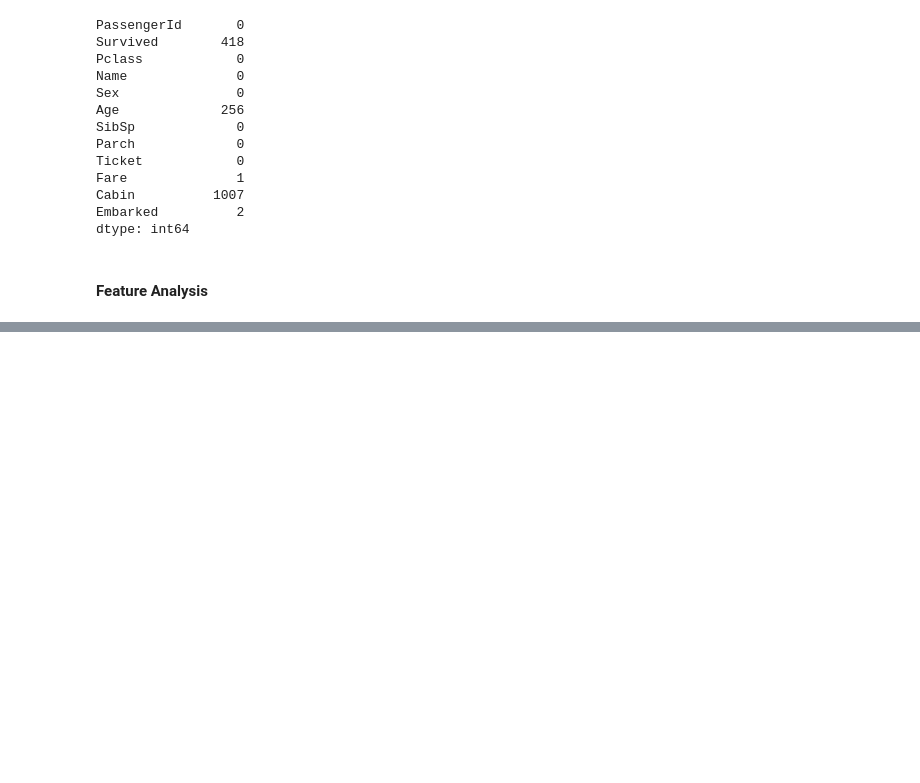
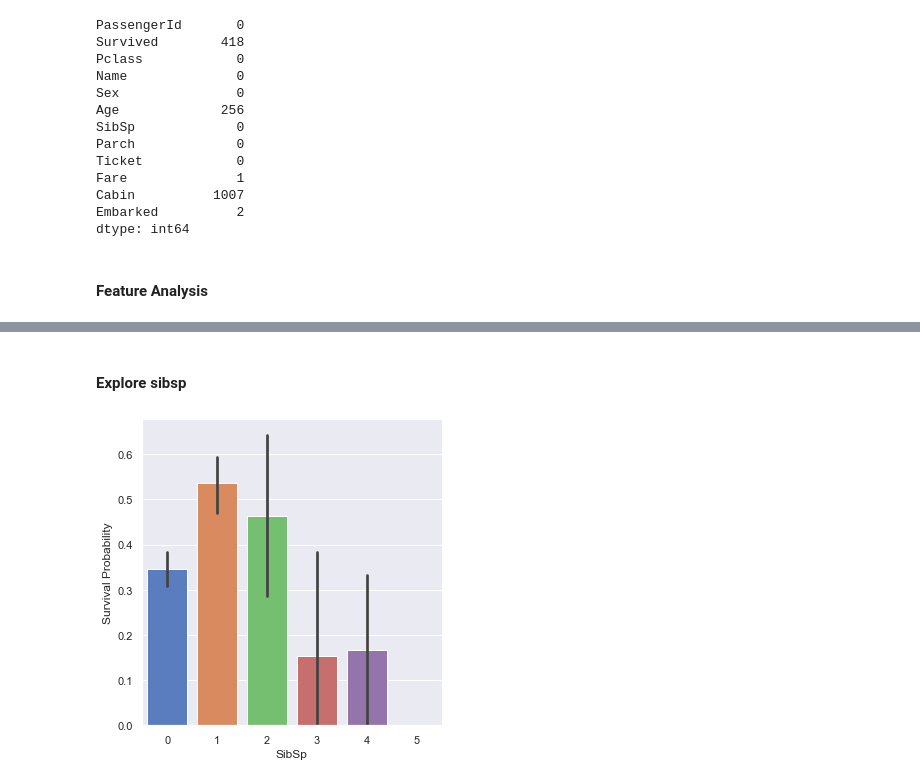
Before and after one commit to pksvv/MLEnsemble, a Jupyter notebook: Titanic.ipynb, the cells around one changed output, grey strips where cells are left out. Drawn from its saved outputs; the diff is of its cells as text; code cells hidden in the pictures; blank space fills up the shorter version.

```diff
--- a/Titanic.ipynb
+++ b/Titanic.ipynb
@@ -159,0 +172,8 @@ plt.figure()
+# %% [markdown]
+#### Explore sibsp
+# %%
+g = sns.factorplot(x='SibSp',y='Survived',data=train,kind='bar',palette='muted')
+
+g = g.set_ylabels('Survival Probability')
+# %% [output]
+[figure, added]
```
Also changed, not shown: parts of 34 cells of this notebook.
